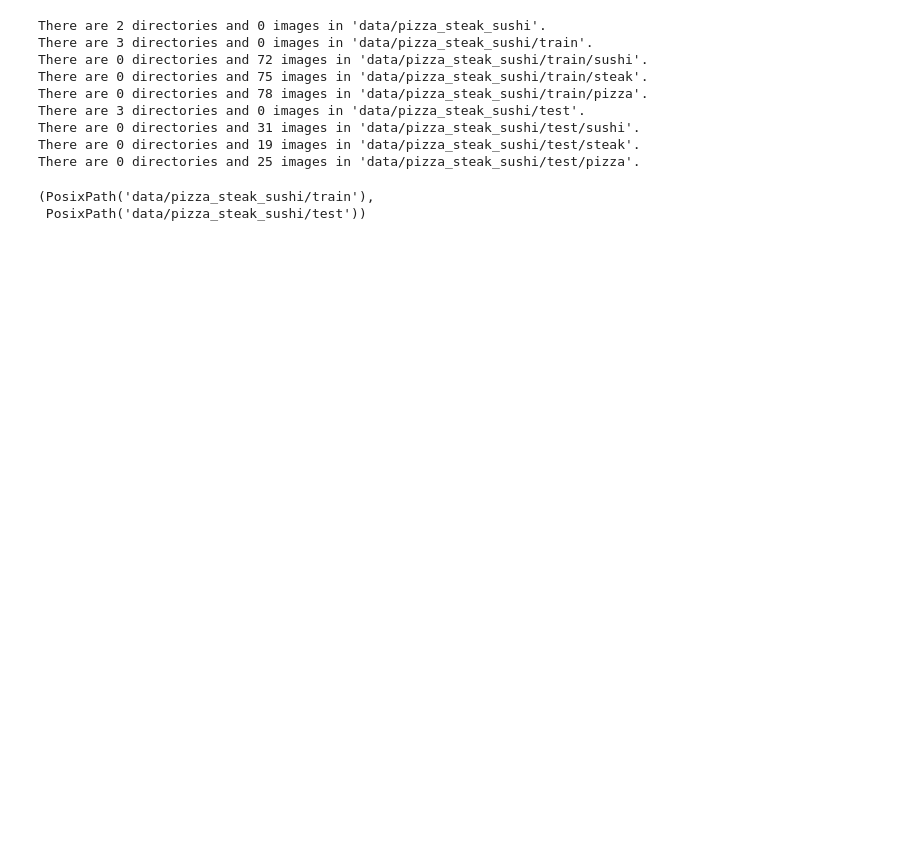
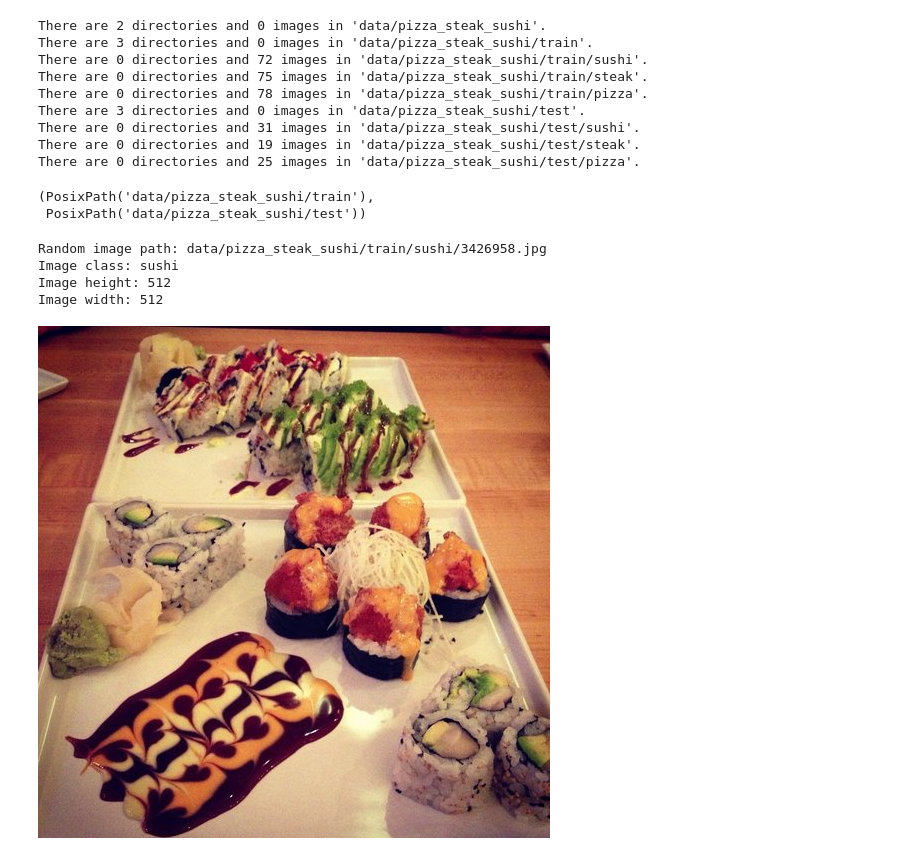
Before and after one commit to s0um0r0y/coding-practise, a Jupyter notebook: deep_learning_practise/custom_dataset.ipynb, the cells around one changed output. Drawn from its saved outputs; the diff is of its cells as text; code cells hidden in the pictures; blank space fills up the shorter version.

Commit message:
image loader is working

```diff
--- a/deep_learning_practise/custom_dataset.ipynb
+++ b/deep_learning_practise/custom_dataset.ipynb
@@ -80,3 +78,34 @@ train_dir, test_dir
 # %% [output]
 (PosixPath('data/pizza_steak_sushi/train'),
  PosixPath('data/pizza_steak_sushi/test'))
+# %%
+import random
+from PIL import Image
+
+# set seed
+random.seed(42)
+
+# 1. getting all the images
+image_path_list = list(image_path.glob("*/*/*.jpg"))
+
+# 2. get random image paths
+random_image_path = random.choice(image_path_list)
+
+# 3. Get image class from path name (the image class is the name of the directory where the image is stored)
+image_class = random_image_path.parent.stem
+
+# 4. open image
+img = Image.open(random_image_path)
+
+# printing metadata
+print(f"Random image path: {random_image_path}")
+print(f"Image class: {image_class}")
+print(f"Image height: {img.height}")
+print(f"Image width: {img.width}")
+img
+# %% [output]
+Random image path: data/pizza_steak_sushi/train/sushi/3426958.jpg
+Image class: sushi
+Image height: 512
+Image width: 512
+[figure, added]
```
Also changed, not shown: parts of 1 cell of this notebook.
